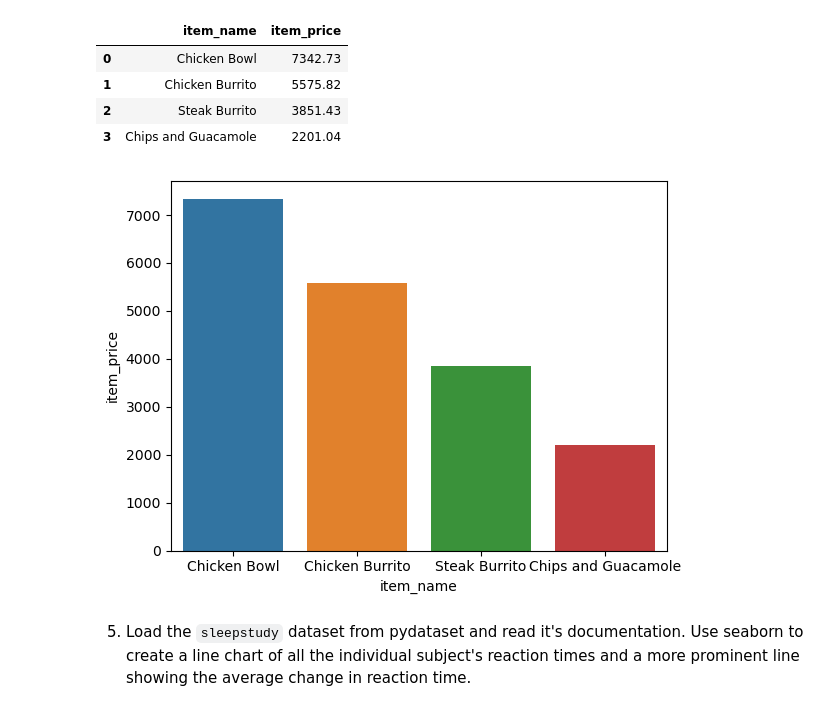
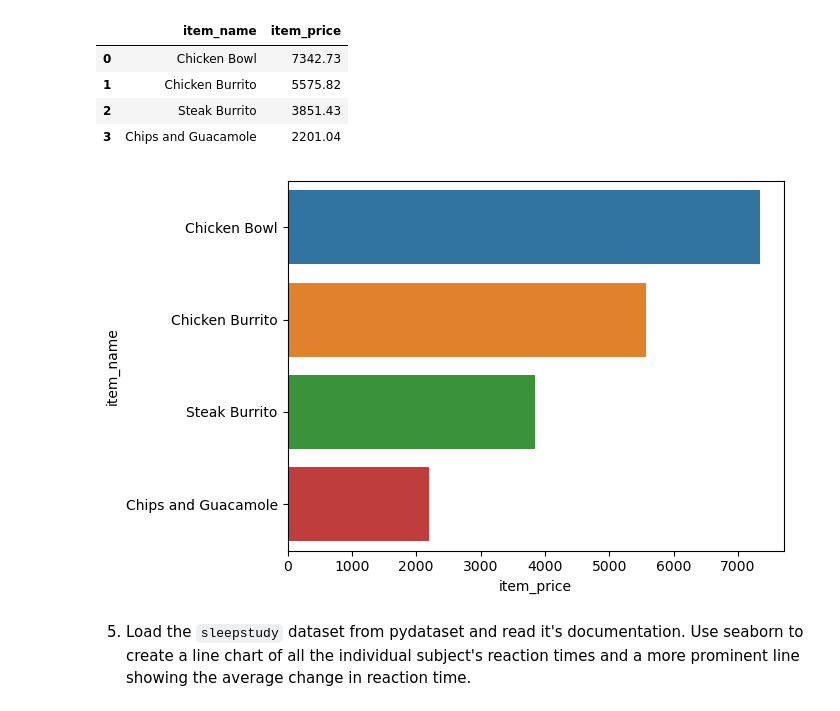
Before and after one commit to tkephart96/numpy-pandas-visualization-exercises, a Jupyter notebook: seaborne_exercises.ipynb, the cells around one changed output. Saved outputs shown, nothing was run; the diff lists cells and outputs as text; code cells hidden in the pictures.

```diff
--- a/seaborne_exercises.ipynb
+++ b/seaborne_exercises.ipynb
@@ -164,7 +172,8 @@ chipotle.sample(5)
 # %%
 chipotle.item_price=(chipotle.item_price.str.replace('$','', regex=False)).astype(float)
 # %%
-chips = chipotle[chipotle.item_name.isin(list(chipotle.item_name.value_counts().nlargest(4).index))]
+# chips = chipotle[chipotle.item_name.isin(list(chipotle.item_name.value_counts().nlargest(4).index))]
+chips = chipotle[chipotle.item_name.isin(list(chipotle.groupby('item_name').quantity.sum().nlargest(4).index))]
 # %%
 chip = pd.DataFrame(chips.groupby('item_name').item_price.sum().sort_values(ascending=False)).reset_index()
 chip
@@ -175,10 +184,10 @@ chip
 | 2 | Steak Burrito | 3851.43 |
 | 3 | Chips and Guacamole | 2201.04 |
 # %%
-sns.barplot(data=chip, x='item_name', y='item_price')
+sns.barplot(data=chip, y='item_name', x='item_price')
 plt.show()
 # %% [output]
-[figure, old version]
+[figure, new version]
 # %% [markdown]
 5. Load the `sleepstudy` dataset from pydataset and read it's documentation. Use seaborn to create a line chart of all the individual subject's reaction times and a more prominent line showing the average change in reaction time.
 # %%
```
Also changed, not shown: parts of 14 cells of this notebook.
